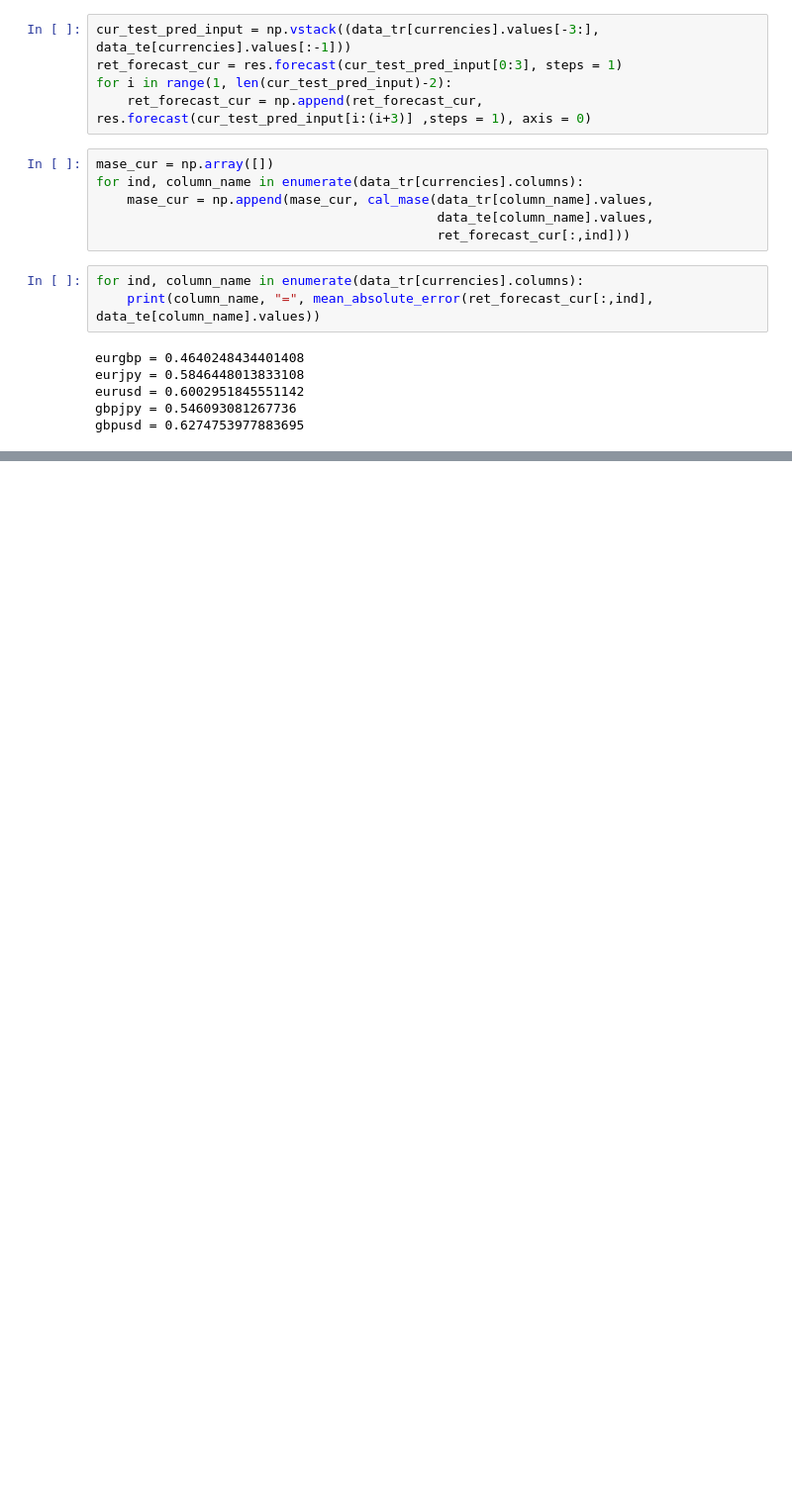
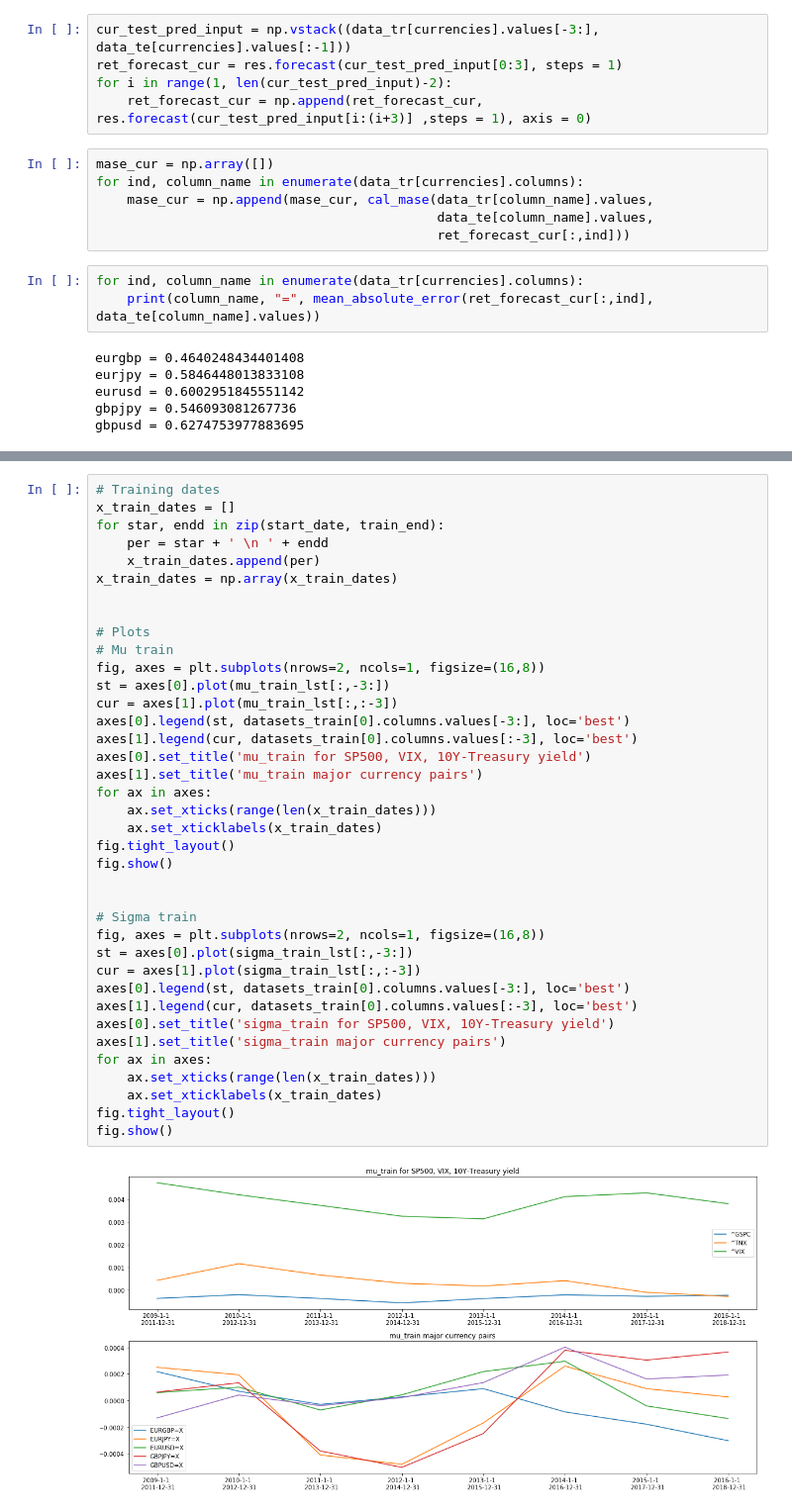
Before and after one commit to navin9292/Google_Wavenet-_Model, a Jupyter notebook: var_final.ipynb, the cells around one changed output, grey strips where cells are left out. Shown at 99% size. Cells and saved outputs as stored; diff of their text form; blank space fills up the shorter version.

```diff
--- a/var_final.ipynb
+++ b/var_final.ipynb
@@ -350,0 +429,40 @@ plt.show()
+# %%
+# Training dates
+x_train_dates = []
+for star, endd in zip(start_date, train_end):
+    per = star + ' \n ' + endd
+    x_train_dates.append(per)
+x_train_dates = np.array(x_train_dates)
+
+
+# Plots
+# Mu train
+fig, axes = plt.subplots(nrows=2, ncols=1, figsize=(16,8))
+st = axes[0].plot(mu_train_lst[:,-3:])
+cur = axes[1].plot(mu_train_lst[:,:-3])
+axes[0].legend(st, datasets_train[0].columns.values[-3:], loc='best')
+axes[1].legend(cur, datasets_train[0].columns.values[:-3], loc='best')
+axes[0].set_title('mu_train for SP500, VIX, 10Y-Treasury yield')
+axes[1].set_title('mu_train major currency pairs')
+for ax in axes:
+    ax.set_xticks(range(len(x_train_dates)))
+    ax.set_xticklabels(x_train_dates)
+fig.tight_layout()
+fig.show()
+
+
+# Sigma train
+fig, axes = plt.subplots(nrows=2, ncols=1, figsize=(16,8))
+st = axes[0].plot(sigma_train_lst[:,-3:])
+cur = axes[1].plot(sigma_train_lst[:,:-3])
+axes[0].legend(st, datasets_train[0].columns.values[-3:], loc='best')
+axes[1].legend(cur, datasets_train[0].columns.values[:-3], loc='best')
+axes[0].set_title('sigma_train for SP500, VIX, 10Y-Treasury yield')
+axes[1].set_title('sigma_train major currency pairs')
+for ax in axes:
+    ax.set_xticks(range(len(x_train_dates)))
+    ax.set_xticklabels(x_train_dates)
+fig.tight_layout()
+fig.show()
+# %% [output]
+[figure, added]
```
Also changed, not shown: parts of 25 cells of this notebook.
